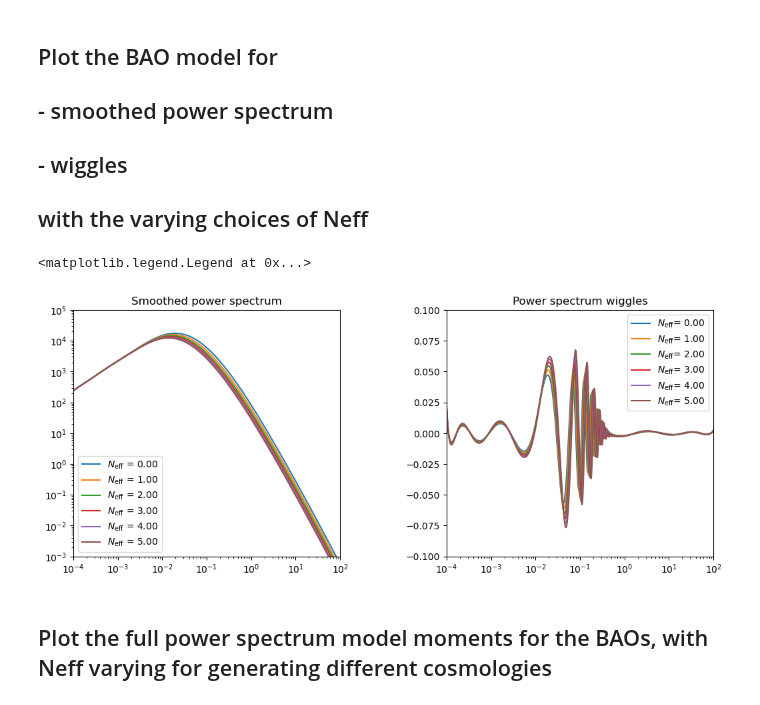
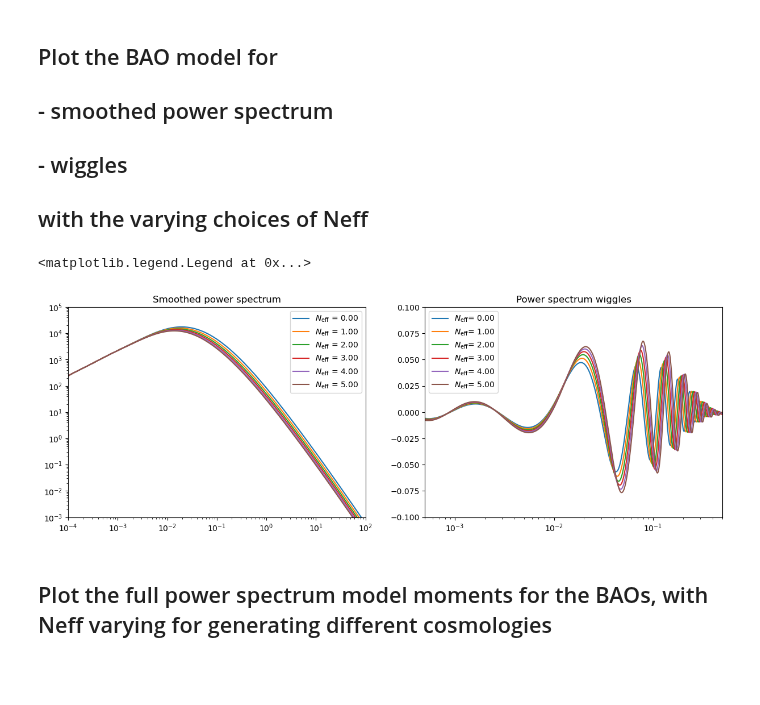
Before and after one commit to abbew25/Barry, a Jupyter notebook: investigations/investigation_Neff.ipynb, the cells around one changed output. Cells and saved outputs as stored; diff of their text form; code cells hidden in the pictures; blank space fills up the shorter version.

```diff
--- a/investigations/investigation_Neff.ipynb
+++ b/investigations/investigation_Neff.ipynb
@@ -112,32 +112,33 @@ plt.show()
 # %%
 ax1 = plt.subplot(121)
 ax2 = plt.subplot(122)
 
 ax2.set_xlim(1e-4, 100)
 ax1.set_xlim(1e-4, 100)
 
 ax2.set_ylim(-0.1, 0.1)
 ax1.set_ylim(1e-3, 1e5)
 
 
 for i in [0.0, 1.0, 2.0, 3.0, 4.0, 5.0]:
 
     #pk,
     pksmooth, pkwiggles = model.compute_basic_power_spectrum(cosmology["om"], Neff=i) # interpolates for desired Neff and returns power spectrum data
     # (only works as long as self.cab._generate_data() has been run)
     ax1.loglog(k, pksmooth, label=r"$N_{\mathrm{eff}}$ = %.2f" % i)
 
     ax2.semilogx(k, pkwiggles, label=r"$N_{\mathrm{eff}}$= %.2f" % i)
     #ax2.loglog(k, pk)
 
 ax1.set_title('Smoothed power spectrum')
 ax2.set_title('Power spectrum wiggles')
-plt.subplots_adjust(wspace=0.4, left=0, right=1.5)
+ax2.set_xlim(5e-4, 0.5)
+plt.subplots_adjust(wspace=0.2, left=0, right=1.8)
 ax1.legend()
 ax2.legend()
 # %% [output]
 <matplotlib.legend.Legend at 0x...>
-[figure, old version]
+[figure, new version]
 # %% [markdown]
 ## Plot the full power spectrum model moments for the BAOs, with Neff varying for generating different cosmologies
 # %%
```
Also changed, not shown: parts of 5 cells of this notebook, 9 other files.
